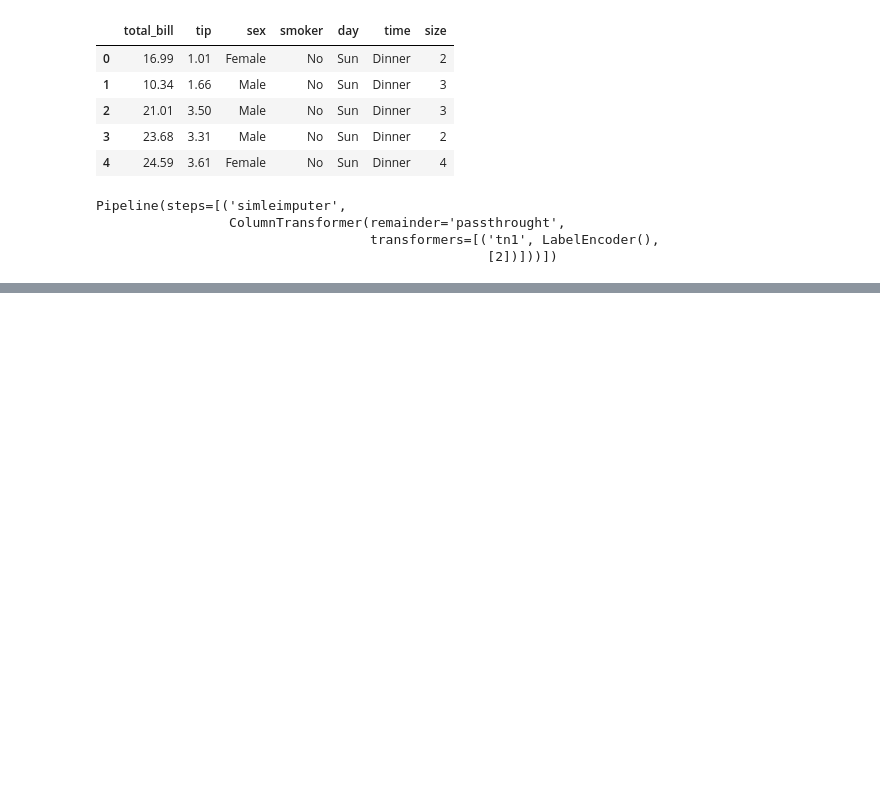
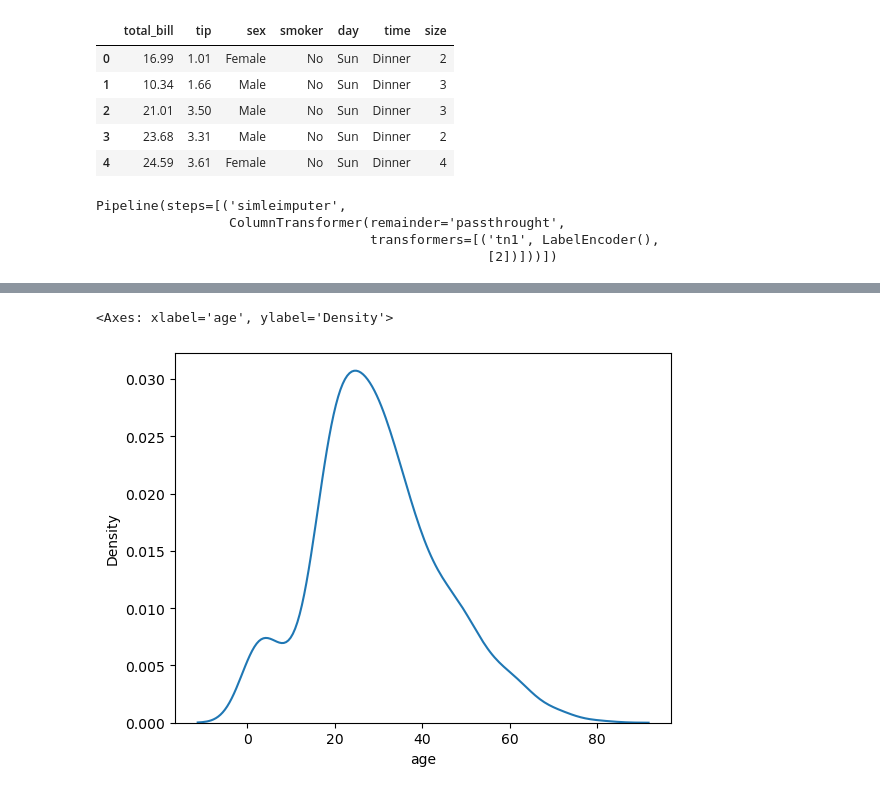
Before and after one commit to ramashishmaurya/Machine-learning, a Jupyter notebook: Untitled.ipynb, the cells around one changed output, grey strips where cells are left out. Drawn from its saved outputs; the diff is of its cells as text; code cells hidden in the pictures; blank space fills up the shorter version.

```diff
--- a/Untitled.ipynb
+++ b/Untitled.ipynb
@@ -321,0 +325,2 @@ Pipeline(steps=[('simleimputer',
+# %%
+df = sns.load_dataset('titanic')
@@ -321,0 +336,5 @@ Pipeline(steps=[('simleimputer',
+# %%
+sns.kdeplot(df['age'] ,)
+# %% [output]
+<Axes: xlabel='age', ylabel='Density'>
+[figure, added]
```
Also changed, not shown: parts of 2 cells of this notebook, 2 other files.
